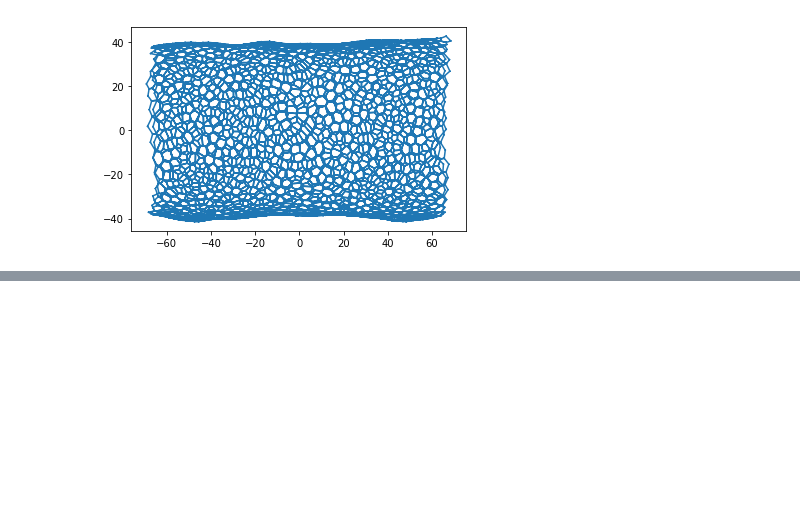
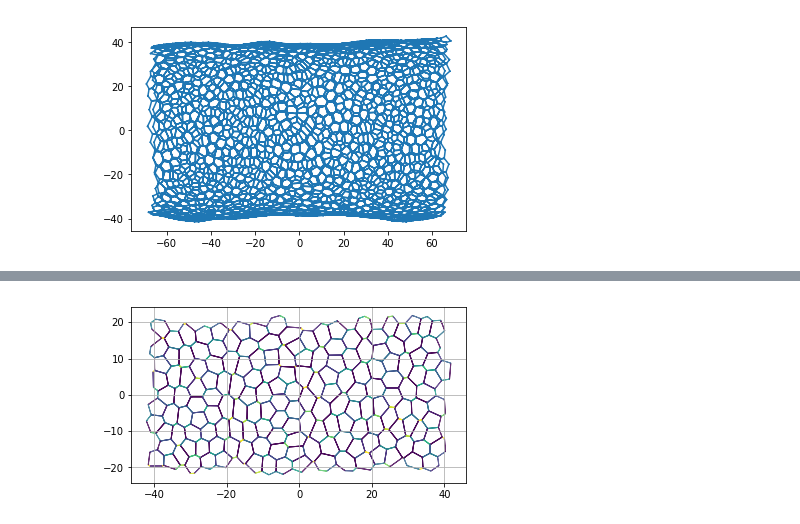
Before and after one commit to suzannelab/polarity, a Jupyter notebook: notebooks/polarity_salbreux.ipynb, the cells around one changed output, grey strips where cells are left out. Saved outputs shown, nothing was run; the diff lists cells and outputs as text; code cells hidden in the pictures; blank space fills up the shorter version.

```diff
--- a/notebooks/polarity_salbreux.ipynb
+++ b/notebooks/polarity_salbreux.ipynb
@@ -74,20 +102,22 @@ fig, ax = quick_edge_draw(sheet, coords=list('zx'))
 # %%
 # Add column 'C_a' to face_df, which contains the total quantity of protein a in the cell
-sheet.face_df['prefered_C_a'] = 1
+sheet.face_df['prefered_N_a'] = 1
 
 # Add column 'C_a' to edge_df, whoch contains the quantity of protein along one edge
 sheet.edge_df['C_a'] = 0
-for e in sheet.edge_df.index :
-    #sheet.edge_df.loc[e, 'C_a'] = 1/sheet.face_df.loc[sheet.edge_df.loc[e,'face'], 'num_sides']
-    sheet.edge_df.loc[e, 'C_a'] = random.uniform(0,0.3)
+sheet.edge_df['N_a'] = 1/sheet.upcast_face('num_sides')
+#sheet.edge_df['N_a'] = np.random.uniform(0,0.3, sheet.Ne)
 
-# Need to stock the quantity of protein information in edge_df and face_df
-sheet.edge_df['N_a'] = sheet.edge_df['C_a'] * sheet.edge_df['length']
-sheet.face_df['N_a'] = sheet.sum_face(sheet.edge_df['N_a'])['N_a']
+faces_N_a = sheet.sum_face(sheet.edge_df['N_a'])
+sheet.edge_df['N_a'] = (sheet.edge_df['N_a']
+                        * sheet.upcast_face(sheet.face_df['prefered_N_a']/faces_N_a['N_a']))
+
+sheet.edge_df['C_a'] = sheet.edge_df['N_a'] / sheet.edge_df.length
 
 
 
-sheet.settings ['epsilon_0'] = 1
-sheet.settings ['epsilon_1'] = 1
-sheet.settings ['J'] = 1
-sheet.settings ['lambda_c'] = 1
+
+sheet.settings ['epsilon_0'] = 0.02
+sheet.settings ['epsilon_1'] = 0.4
+sheet.settings ['J'] = 1e-6
+#sheet.settings ['lambda_c'] = 1
@@ -240,0 +158,6 @@ print (tmps2)
+# %%
+sheet2 = sheet.extract_bounding_box(y_boundary=[-0,100], x_boundary = [-20,20], z_boundary=[-40,40])
+fig, ax = sheet_view(sheet2, edge={'color_range': [0,0.3],'color':sheet2.edge_df.C_a, 'width':1, 'alpha':0.4},
+                     vert={'visible':False}, coords = ['z','x'])
+# %% [output]
+[figure, added]
```
Also changed, not shown: parts of 26 cells of this notebook, 5 other files.
